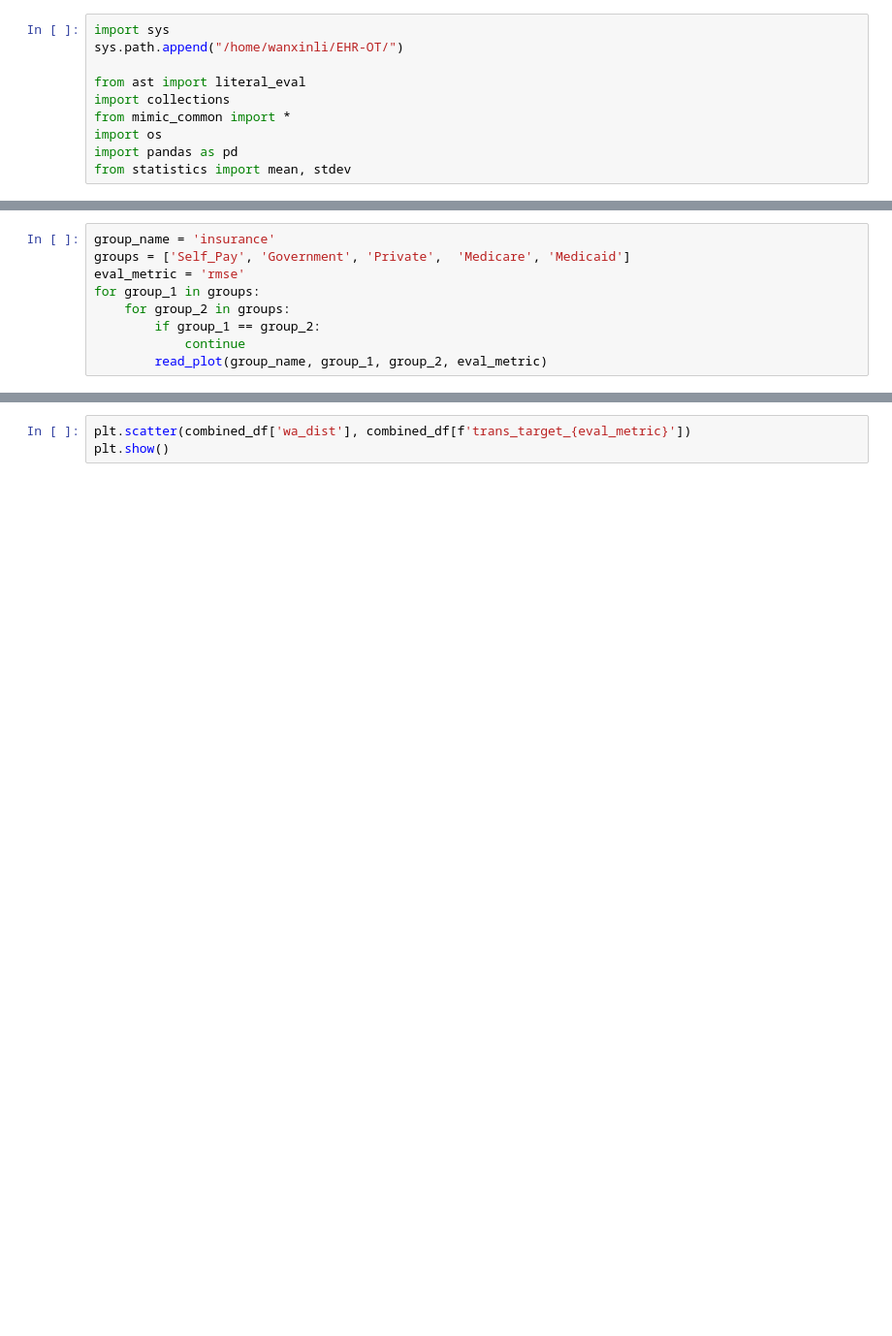
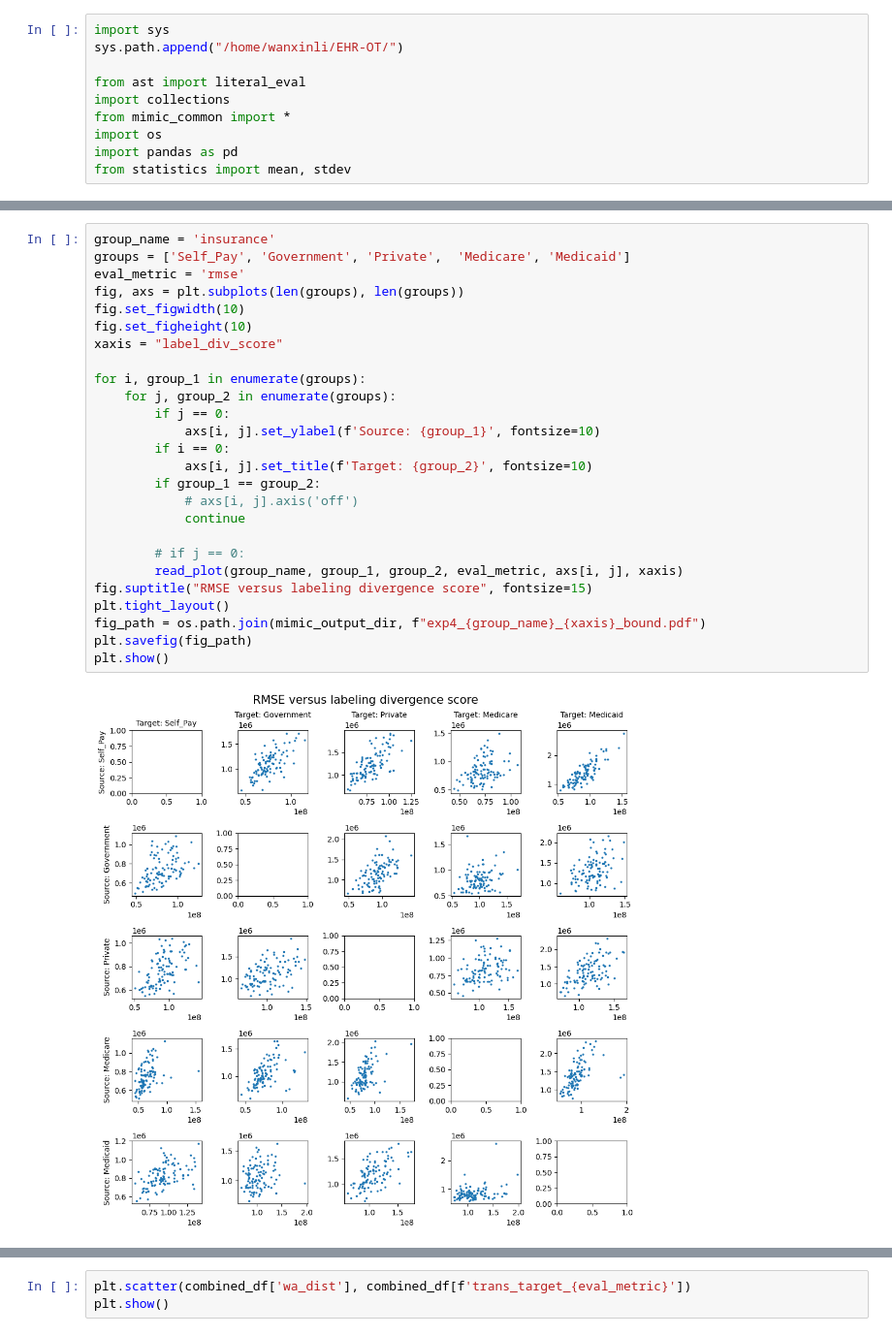
Before and after one commit to causalpathlab/EHR-OT, a Jupyter notebook: mimic_exp/admission/mimic_exp4_bound.ipynb, the cells around one changed output, grey strips where cells are left out. Shown at 97% size. Drawn from its saved outputs; the diff is of its cells as text; blank space fills up the shorter version.

Commit message:
updated bound relationship plot

```diff
--- a/mimic_exp/admission/mimic_exp4_bound.ipynb
+++ b/mimic_exp/admission/mimic_exp4_bound.ipynb
@@ -43,9 +47,0 @@ def read_plot(group_name, group_1, group_2, eval_metric):
-# %%
-group_name = 'insurance'
-groups = ['Self_Pay', 'Government', 'Private',  'Medicare', 'Medicaid']
-eval_metric = 'rmse'
-for group_1 in groups:
-    for group_2 in groups:
-        if group_1 == group_2:
-            continue
-        read_plot(group_name, group_1, group_2, eval_metric)
@@ -65,0 +48,28 @@ for group_1 in groups:
+# %%
+group_name = 'insurance'
+groups = ['Self_Pay', 'Government', 'Private',  'Medicare', 'Medicaid']
+eval_metric = 'rmse'
+fig, axs = plt.subplots(len(groups), len(groups))
+fig.set_figwidth(10)
+fig.set_figheight(10)
+xaxis = "label_div_score"
+
+for i, group_1 in enumerate(groups):
+    for j, group_2 in enumerate(groups):
+        if j == 0:
+            axs[i, j].set_ylabel(f'Source: {group_1}', fontsize=10)
+        if i == 0:
+            axs[i, j].set_title(f'Target: {group_2}', fontsize=10)
+        if group_1 == group_2:
+            # axs[i, j].axis('off')
+            continue
+
+        # if j == 0:
+        read_plot(group_name, group_1, group_2, eval_metric, axs[i, j], xaxis)
+fig.suptitle("RMSE versus labeling divergence score", fontsize=15)
+plt.tight_layout()
+fig_path = os.path.join(mimic_output_dir, f"exp4_{group_name}_{xaxis}_bound.pdf")
+plt.savefig(fig_path)
+plt.show()
+# %% [output]
+[figure, added]
```
Also changed, not shown: parts of 5 cells of this notebook, 2 other files.
